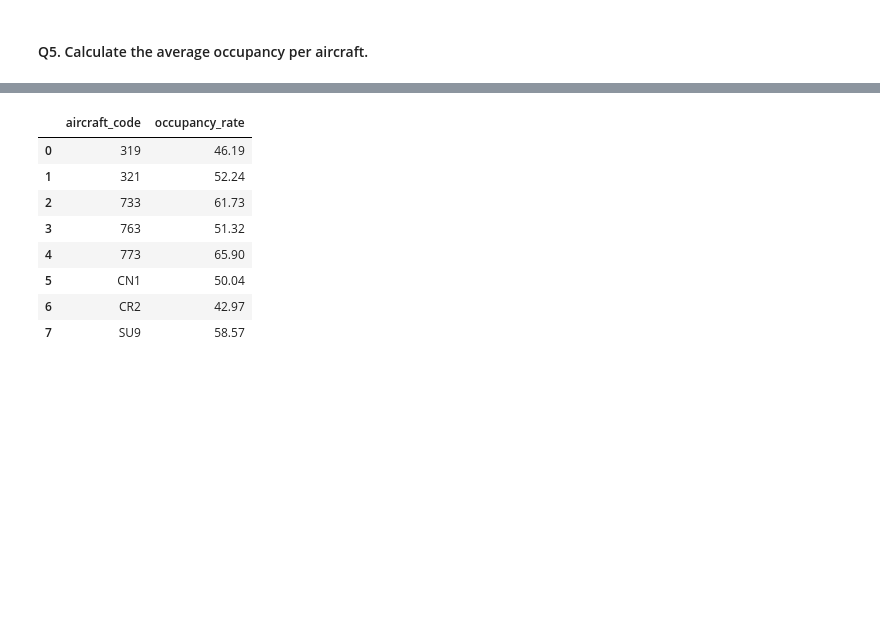
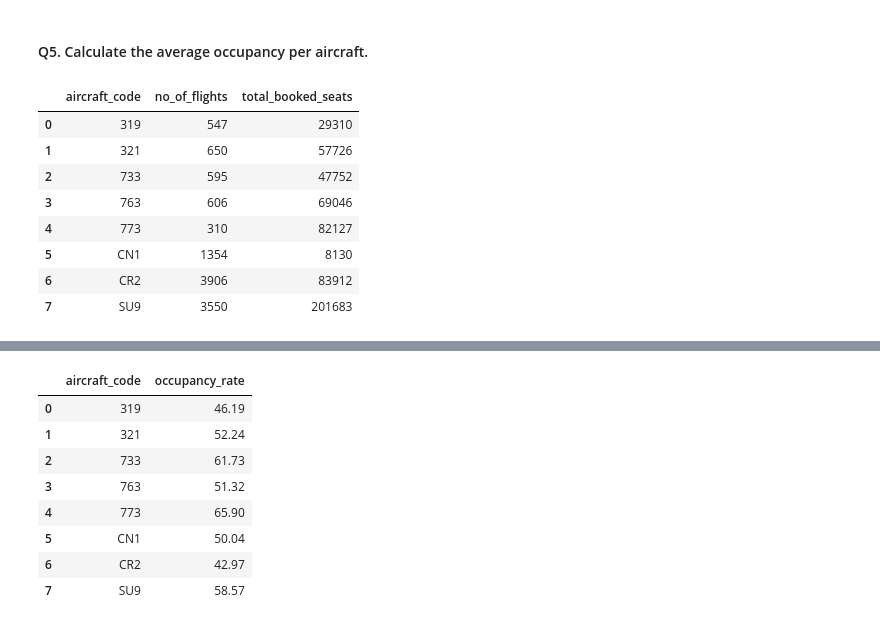
Before and after one commit to RajeevRanjan5642/airlines-data-analysis, a Jupyter notebook: Airlines-data-analysis.ipynb, the cells around one changed output, grey strips where cells are left out. Saved outputs shown, nothing was run; the diff lists cells and outputs as text; code cells hidden in the pictures; blank space fills up the shorter version.

Commit message:
add query

```diff
--- a/Airlines-data-analysis.ipynb
+++ b/Airlines-data-analysis.ipynb
@@ -302,3 +316,15 @@ The average occupancy per aircraft is another critical metric to consider. Highe
 The occupancy rate is calculated by dividing the average of no. of booked seats for all the flights of an aircraft by total no. of seats in that aircraft.
 # %% [markdown]
 #### Q5. Calculate the average occupancy per aircraft.
+# %%
+pd.read_sql_query("""select aircraft_code, count(a.flight_id) as no_of_flights, sum(booked_seats) as total_booked_seats  from (select aircraft_code,f.flight_id, count(seat_no) as booked_seats from boarding_passes bp join flights f on bp.flight_id = f.flight_id group by f.aircraft_code,f.flight_id) as a group by aircraft_code""",connection)
+# %% [output]
+|  | aircraft_code | no_of_flights | total_booked_seats |
+| 0 | 319 | 547 | 29310 |
+| 1 | 321 | 650 | 57726 |
+| 2 | 733 | 595 | 47752 |
+| 3 | 763 | 606 | 69046 |
+| 4 | 773 | 310 | 82127 |
+| 5 | CN1 | 1354 | 8130 |
+| 6 | CR2 | 3906 | 83912 |
+| 7 | SU9 | 3550 | 201683 |
```
Also changed, not shown: parts of 2 cells of this notebook.
